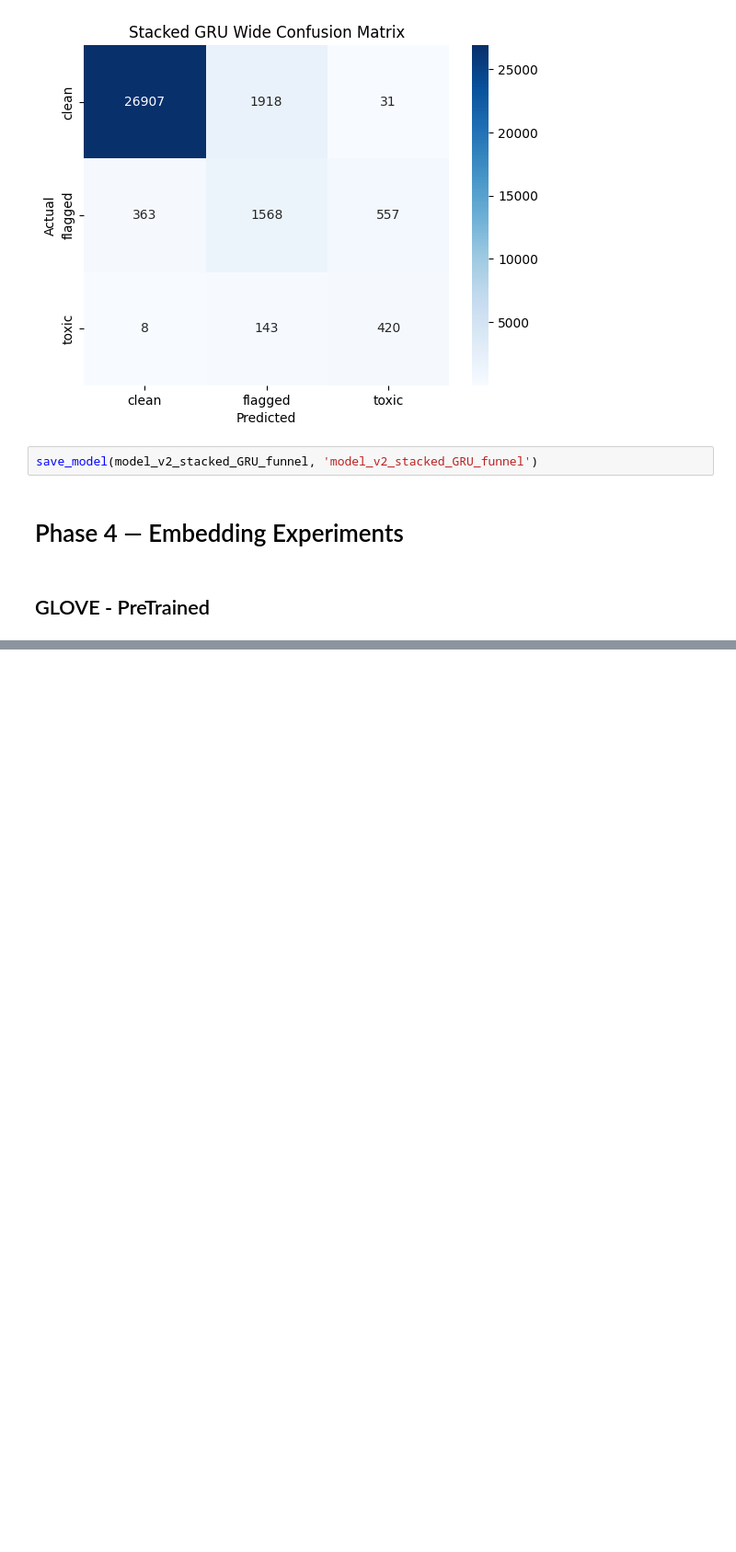
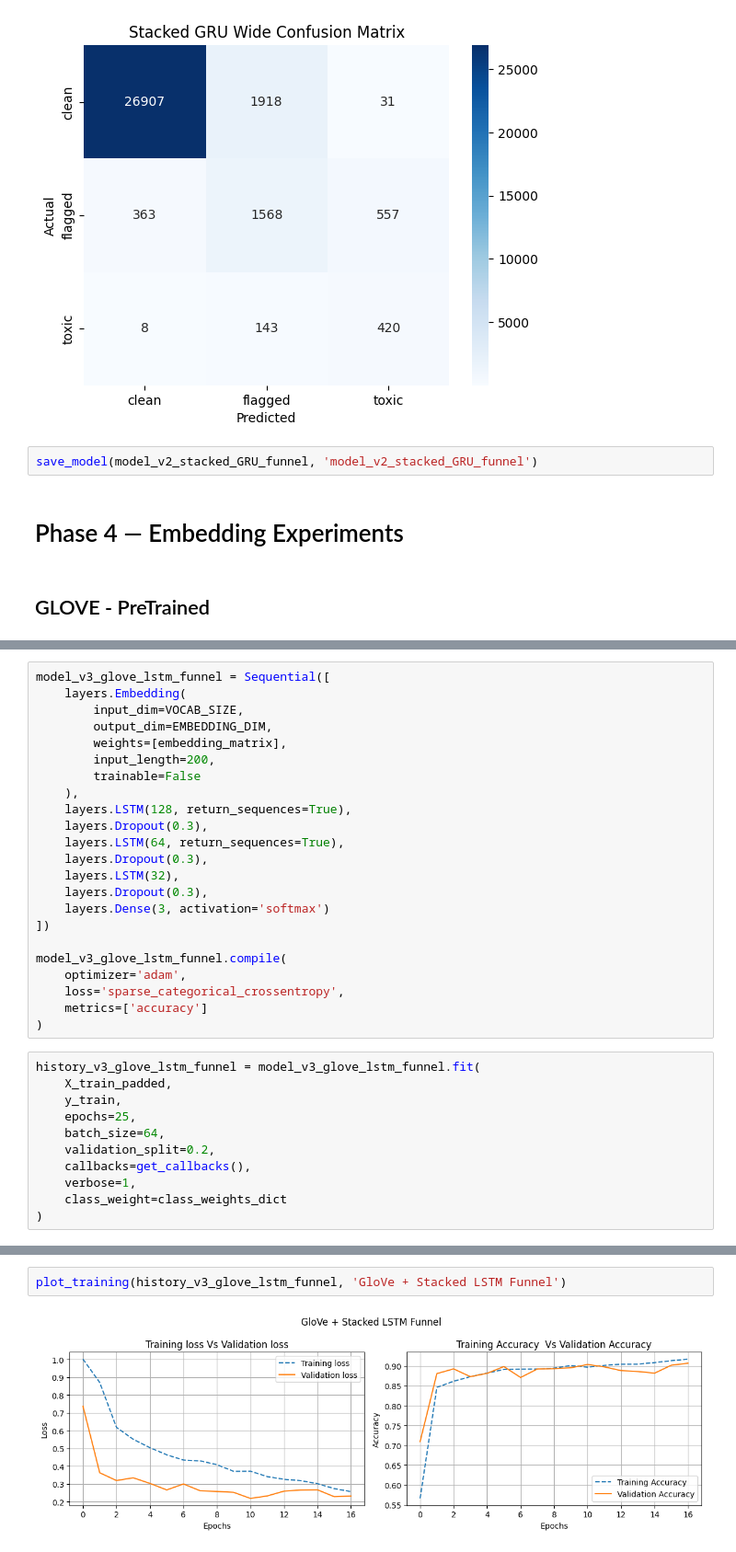
Before and after one commit to WinstonNji/Content-Management-System, a Jupyter notebook: Content_Moderation_System.ipynb, the cells around one changed output, grey strips where cells are left out. Shown at 92% size. Cells and saved outputs as stored; diff of their text form; blank space fills up the shorter version.

Commit message:
feat: implement GloVe 840B embeddings on stacked LSTM funnel — frozen + fine-tuned experiments

```diff
--- a/Content_Moderation_System.ipynb
+++ b/Content_Moderation_System.ipynb
@@ -1105,0 +1143,34 @@ FileNotFoundError: [Errno 2] No such file or directory: 'glove.840B.300d.txt'
+# %%
+model_v3_glove_lstm_funnel = Sequential([
+    layers.Embedding(
+        input_dim=VOCAB_SIZE,
+        output_dim=EMBEDDING_DIM,
+        weights=[embedding_matrix],
+        input_length=200,
+        trainable=False
+    ),
+    layers.LSTM(128, return_sequences=True),
+    layers.Dropout(0.3),
+    layers.LSTM(64, return_sequences=True),
+    layers.Dropout(0.3),
+    layers.LSTM(32),
+    layers.Dropout(0.3),
+    layers.Dense(3, activation='softmax')
+])
+
+model_v3_glove_lstm_funnel.compile(
+    optimizer='adam',
+    loss='sparse_categorical_crossentropy',
+    metrics=['accuracy']
+)
+# %%
+history_v3_glove_lstm_funnel = model_v3_glove_lstm_funnel.fit(
+    X_train_padded,
+    y_train,
+    epochs=25,
+    batch_size=64,
+    validation_split=0.2,
+    callbacks=get_callbacks(),
+    verbose=1,
+    class_weight=class_weights_dict
+)
@@ -1105,0 +1195,4 @@ FileNotFoundError: [Errno 2] No such file or directory: 'glove.840B.300d.txt'
+# %%
+plot_training(history_v3_glove_lstm_funnel, 'GloVe + Stacked LSTM Funnel')
+# %% [output]
+[figure, added]
```
Also changed, not shown: parts of 14 cells of this notebook.
